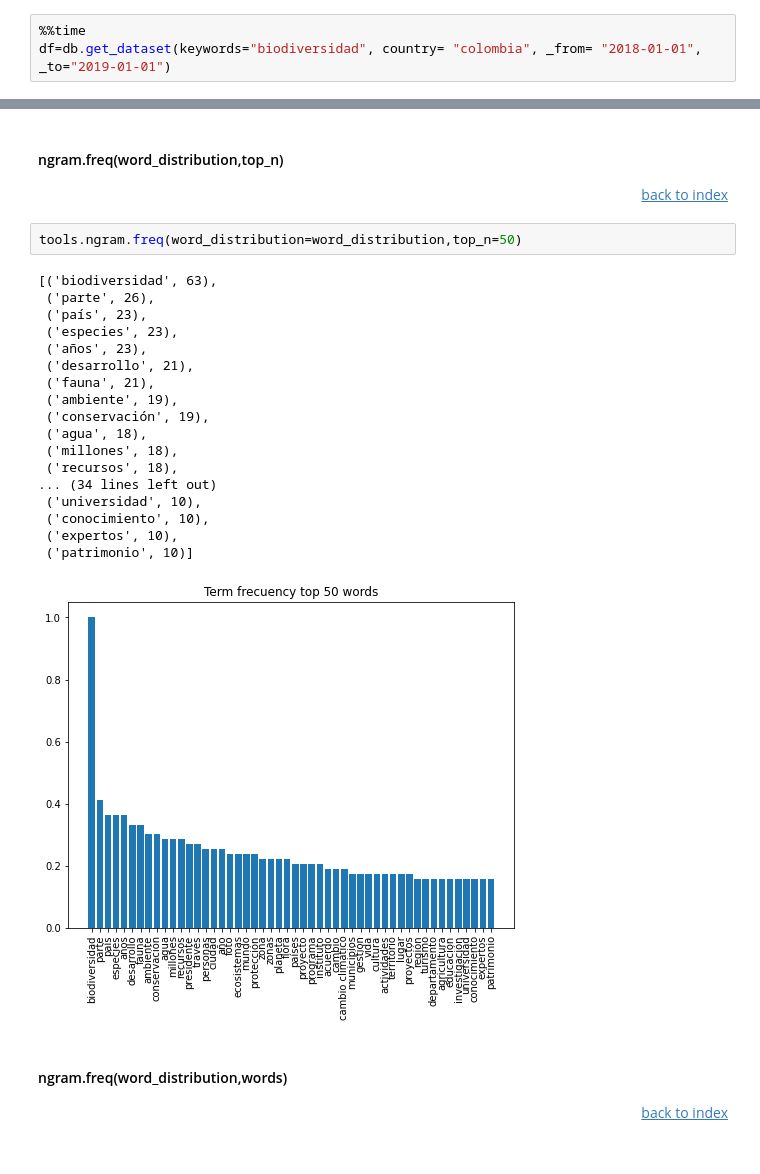
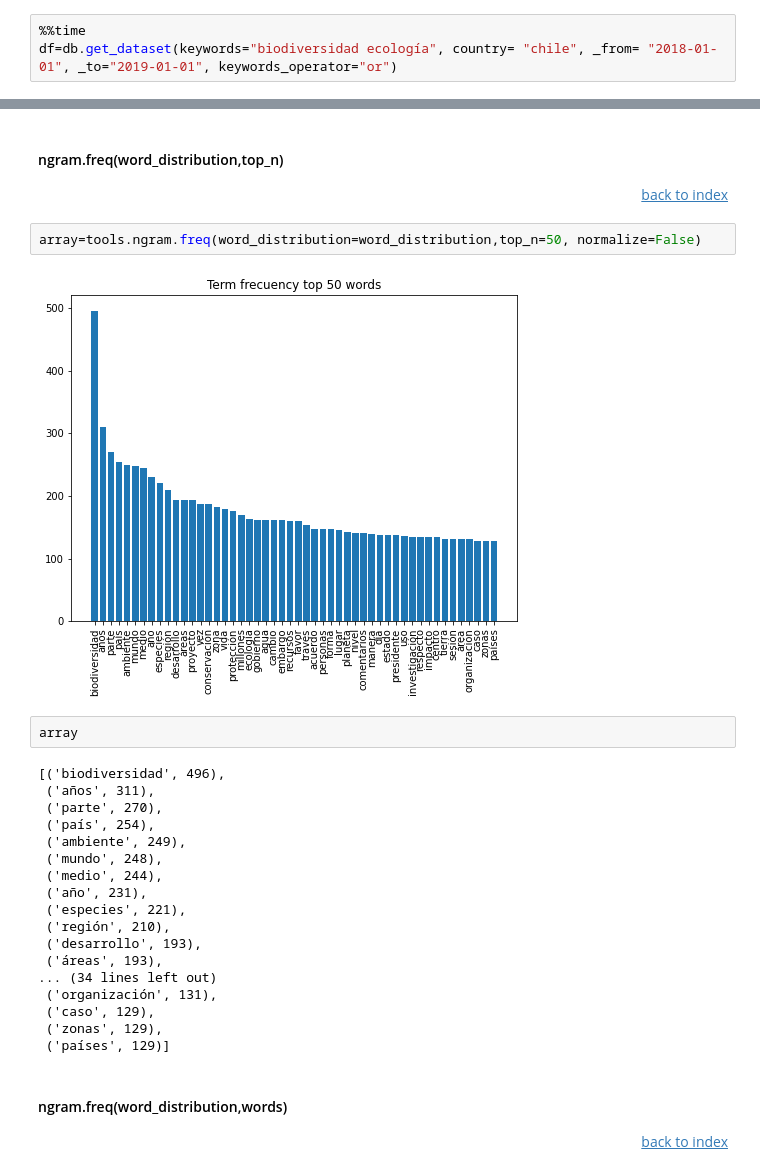
Before and after one commit to TeamSophia2/pySophia2, a Jupyter notebook: Example_notebook.ipynb, the cells around one changed output, grey strips where cells are left out. Saved outputs shown, nothing was run; the diff lists cells and outputs as text.

Commit message:
FS: datasets can be searched by phrases now, keywords can be operated by and|or, freq method normalized params enabled

```diff
--- a/Example_notebook.ipynb
+++ b/Example_notebook.ipynb
@@ -319,4 +342,4 @@ Este dataset cuenta con las siguientes columnas para cada noticia:
 # %%
 %%time
-df=db.get_dataset(keywords="biodiversidad", country= "colombia", _from= "2018-01-01", _to="2019-01-01")
+df=db.get_dataset(keywords="biodiversidad ecología", country= "chile", _from= "2018-01-01", _to="2019-01-01", keywords_operator="or")
 # %% [output]
@@ -393,26 +400,29 @@ Wall time: 36.3 ms
 #### ngram.freq(word_distribution,top_n)
 <div style='text-align: right'><a href="#INDEX">back to index </a></div>
 # %%
-tools.ngram.freq(word_distribution=word_distribution,top_n=50)
+array=tools.ngram.freq(word_distribution=word_distribution,top_n=50, normalize=False)
 # %% [output]
-[('biodiversidad', 63),
- ('parte', 26),
- ('país', 23),
- ('especies', 23),
- ('años', 23),
- ('desarrollo', 21),
- ('fauna', 21),
- ('ambiente', 19),
- ('conservación', 19),
- ('agua', 18),
- ('millones', 18),
- ('recursos', 18),
-... (34 lines left out)
- ('universidad', 10),
- ('conocimiento', 10),
- ('expertos', 10),
- ('patrimonio', 10)]
-[figure, old version]
+[figure, new version]
+# %%
+array
+# %% [output]
+[('biodiversidad', 496),
+ ('años', 311),
+ ('parte', 270),
+ ('país', 254),
+ ('ambiente', 249),
+ ('mundo', 248),
+ ('medio', 244),
+ ('año', 231),
+ ('especies', 221),
+ ('región', 210),
+ ('desarrollo', 193),
+ ('áreas', 193),
+... (34 lines left out)
+ ('organización', 131),
+ ('caso', 129),
+ ('zonas', 129),
+ ('países', 129)]
 # %% [markdown]
 #### ngram.freq(word_distribution,words)
 <div style='text-align: right'><a href="#INDEX">back to index </a></div>
```
Also changed, not shown: parts of 28 cells of this notebook, 8 other files.
